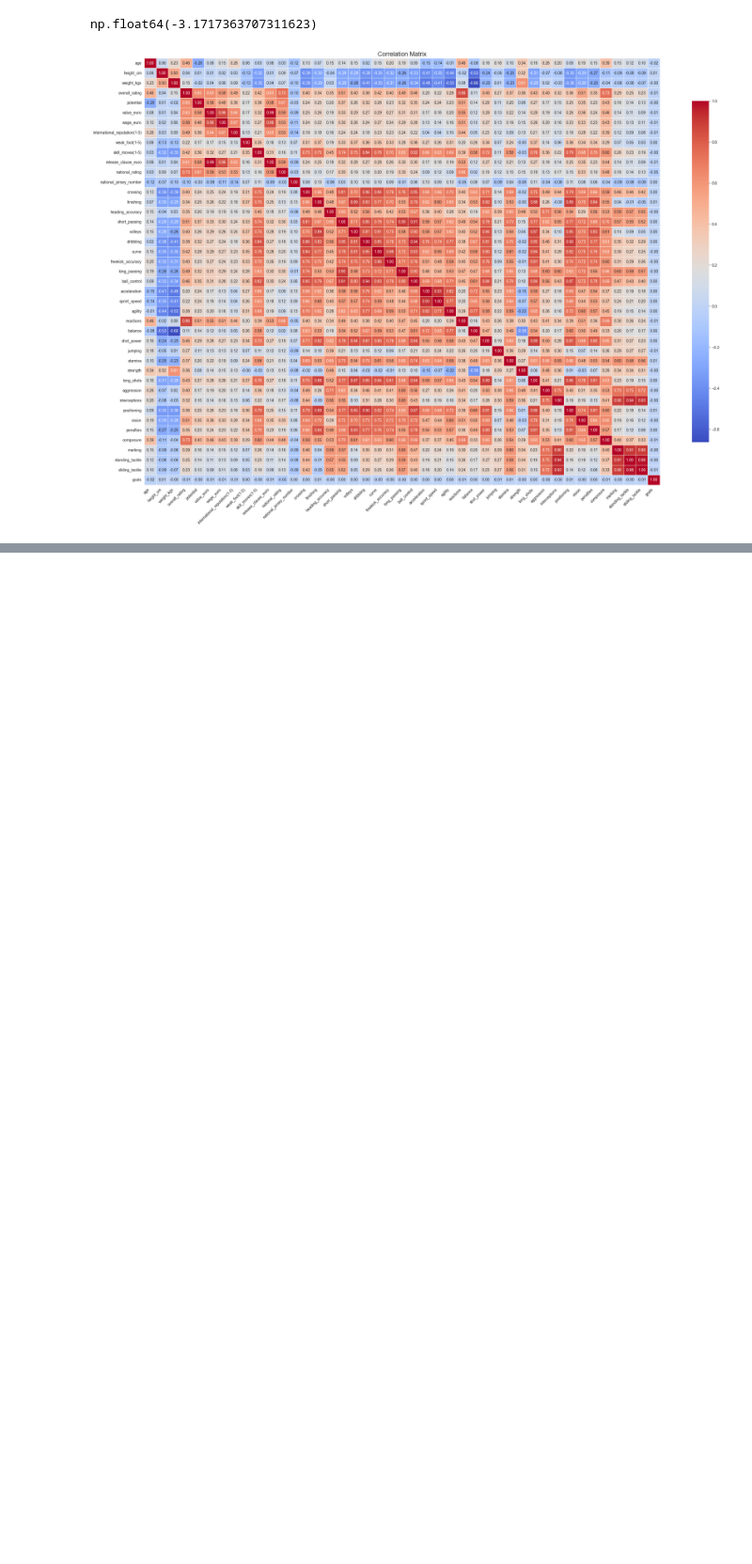
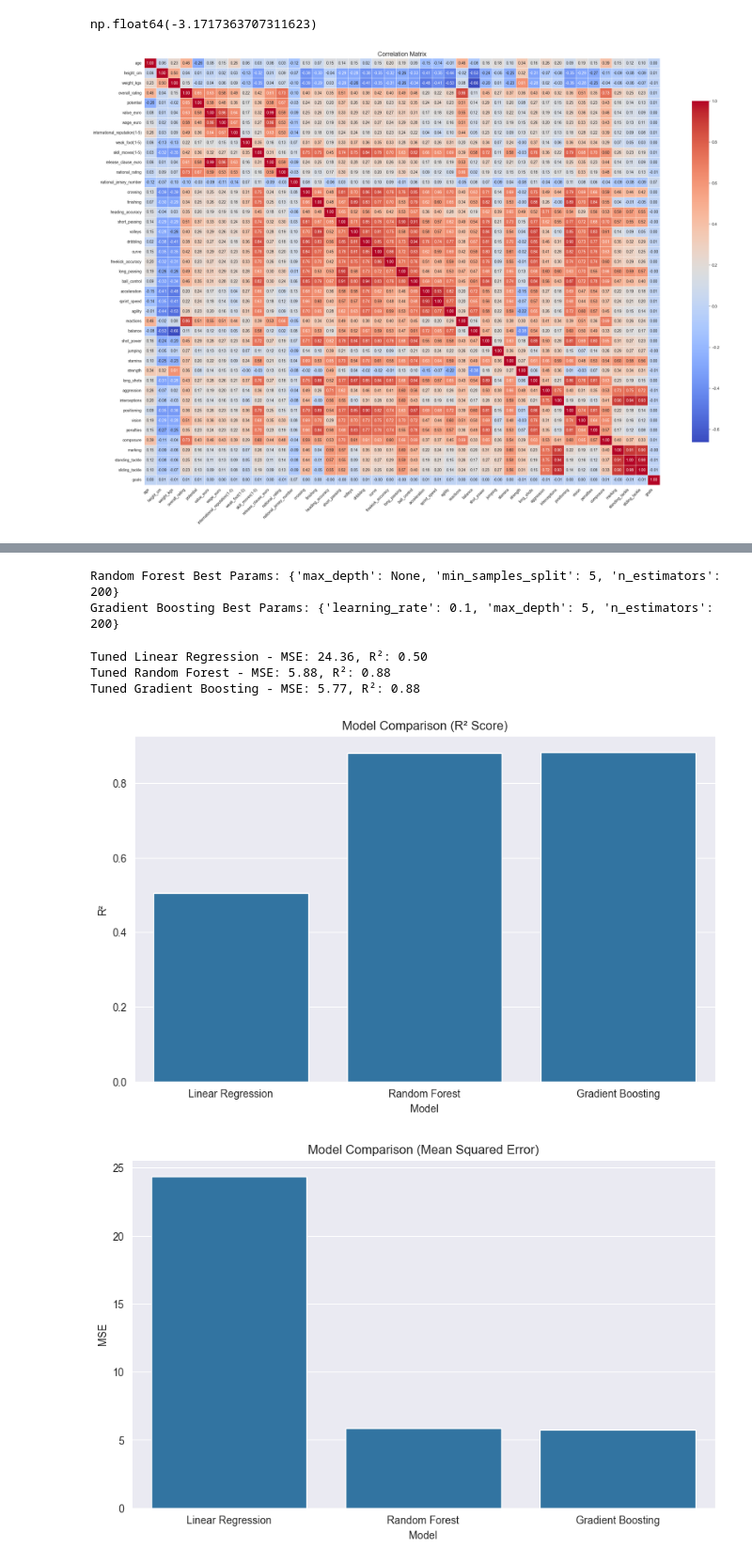
Before and after one commit to Razvan29387/Proiect_ML1, a Jupyter notebook: proiect.ipynb, the cells around one changed output, grey strips where cells are left out. Shown at 94% size. Cells and saved outputs as stored; diff of their text form; code cells hidden in the pictures; blank space fills up the shorter version.

```diff
--- a/proiect.ipynb
+++ b/proiect.ipynb
@@ -183,0 +328,70 @@ pit.show()
+# %%
+from sklearn.model_selection import GridSearchCV
+
+# Define parameter grids
+param_grids = {
+    "Linear Regression": {},  # No hyperparameters to tune
+    "Random Forest": {
+        'n_estimators': [100, 200],
+        'max_depth': [10, 20, None],
+        'min_samples_split': [2, 5]
+    },
+    "Gradient Boosting": {
+        'n_estimators': [100, 200],
+        'learning_rate': [0.01, 0.1],
+        'max_depth': [3, 5]
+    }
+}
+
+# Store best models
+best_models = {}
+
+# Perform GridSearchCV
+for name, model in models.items():
+    if param_grids[name]:  # Only run GridSearch if there are parameters to tune
+        grid_search = GridSearchCV(
+            model,
+            param_grids[name],
+            cv=5,
+            scoring='neg_mean_squared_error',
+            n_jobs=-1
+        )
+        X_train_data = X_train_scaled if name == "Linear Regression" else X_train
+        grid_search.fit(X_train_data, y_train)
+        best_models[name] = grid_search.best_estimator_
+        print(f"{name} Best Params: {grid_search.best_params_}")
+    else:
+        best_models[name] = model  # Use the original model if no tuning
+# %% [output]
+Random Forest Best Params: {'max_depth': None, 'min_samples_split': 5, 'n_estimators': 200}
+Gradient Boosting Best Params: {'learning_rate': 0.1, 'max_depth': 5, 'n_estimators': 200}
+# %%
+# Evaluate tuned models
+final_results = []
+for name, model in best_models.items():
+    X_test_data = X_test_scaled if name == "Linear Regression" else X_test
+    y_pred = model.predict(X_test_data)
+    mse = mean_squared_error(y_test, y_pred)
+    r2 = r2_score(y_test, y_pred)
+    final_results.append({"Model": name, "MSE": mse, "R²": r2})
+    print(f"Tuned {name} - MSE: {mse:.2f}, R²: {r2:.2f}")
+
+# Create a DataFrame for comparison
+results_df = pd.DataFrame(final_results)
+
+# Plot comparison
+pit.figure(figsize=(10, 6))
+sns.barplot(x="Model", y="R²", data=results_df)
+pit.title("Model Comparison (R² Score)")
+pit.show()
+
+pit.figure(figsize=(10, 6))
+sns.barplot(x="Model", y="MSE", data=results_df)
+pit.title("Model Comparison (Mean Squared Error)")
+pit.show()
+# %% [output]
+Tuned Linear Regression - MSE: 24.36, R²: 0.50
+Tuned Random Forest - MSE: 5.88, R²: 0.88
+Tuned Gradient Boosting - MSE: 5.77, R²: 0.88
+[figure, added]
+[figure, added]
```
Also changed, not shown: parts of 8 cells of this notebook.
